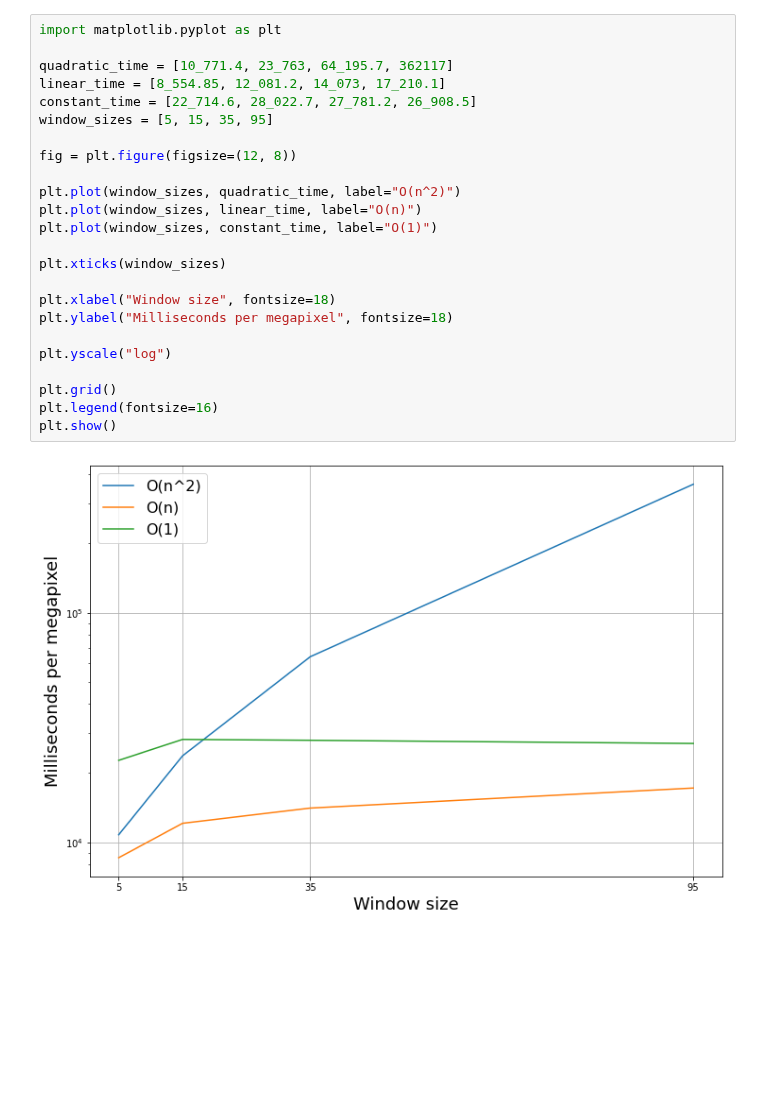
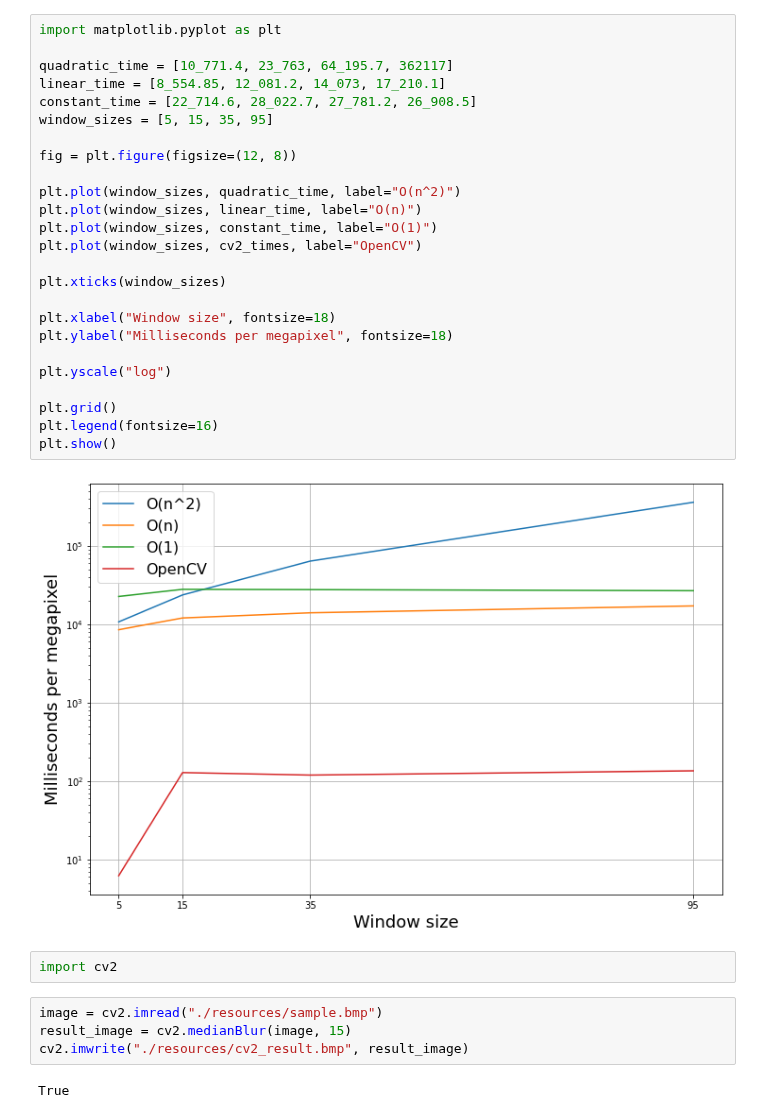
Before and after one commit to Khaymon/cv-course-2022, a Jupyter notebook: homework2/Plots.ipynb, the cells around one changed output. Saved outputs shown, nothing was run; the diff lists cells and outputs as text; blank space fills up the shorter version.

```diff
--- a/homework2/Plots.ipynb
+++ b/homework2/Plots.ipynb
@@ -1,26 +1,35 @@
 # %%
 import matplotlib.pyplot as plt
 
 quadratic_time = [10_771.4, 23_763, 64_195.7, 362117]
 linear_time = [8_554.85, 12_081.2, 14_073, 17_210.1]
 constant_time = [22_714.6, 28_022.7, 27_781.2, 26_908.5]
 window_sizes = [5, 15, 35, 95]
 
 fig = plt.figure(figsize=(12, 8))
 
 plt.plot(window_sizes, quadratic_time, label="O(n^2)")
 plt.plot(window_sizes, linear_time, label="O(n)")
 plt.plot(window_sizes, constant_time, label="O(1)")
+plt.plot(window_sizes, cv2_times, label="OpenCV")
 
 plt.xticks(window_sizes)
 
 plt.xlabel("Window size", fontsize=18)
 plt.ylabel("Milliseconds per megapixel", fontsize=18)
 
 plt.yscale("log")
 
 plt.grid()
 plt.legend(fontsize=16)
 plt.show()
 # %% [output]
-[figure, old version]
+[figure, new version]
+# %%
+import cv2
+# %%
+image = cv2.imread("./resources/sample.bmp")
+result_image = cv2.medianBlur(image, 15)
+cv2.imwrite("./resources/cv2_result.bmp", result_image)
+# %% [output]
+True
```
Also changed, not shown: parts of 5 cells of this notebook, 3 other files.
